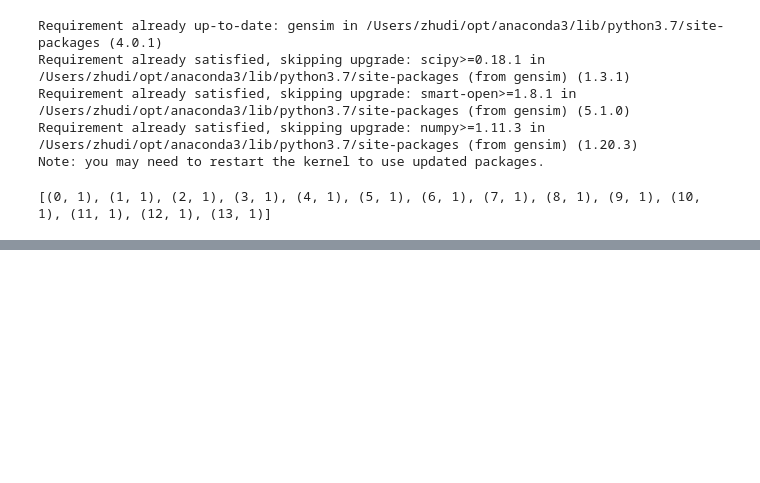
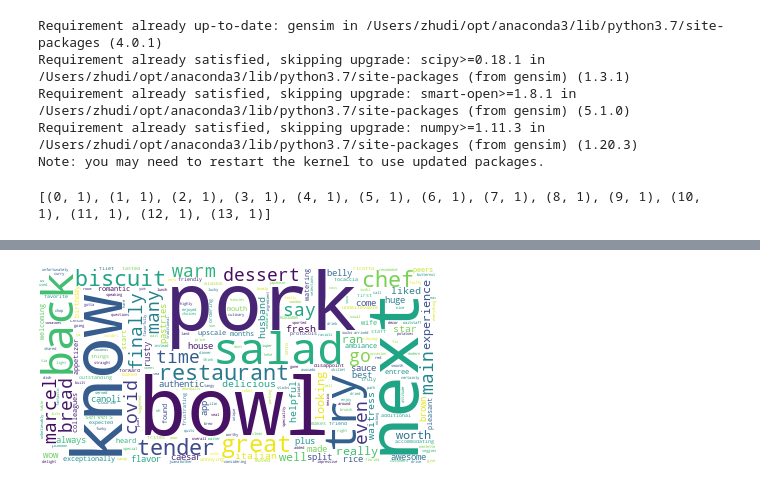
Before and after one commit to hanweny/YelpRecSYS, a Jupyter notebook: proportion.ipynb, the cells around one changed output, grey strips where cells are left out. Drawn from its saved outputs; the diff is of its cells as text; code cells hidden in the pictures; blank space fills up the shorter version.

```diff
--- a/proportion.ipynb
+++ b/proportion.ipynb
@@ -136,0 +177,3 @@ document_topic.head()
+# %%
+maxValueIndexObj = document_topic.idxmax(axis=1)
+maxValueIndexObj
@@ -136,0 +195,18 @@ document_topic.head()
+# %%
+comment_3 = comment2[maxValueIndexObj==3]
+data3 = comment_3.text_processed.values.tolist()
+data_words3 = list(sent_to_words(data3))
+# remove stop words
+data_words3 = remove_stopwords(data_words3)
+import numpy as np
+a = list(np.concatenate(data_words3).flat)
+
+long_string = ','.join(a)
+# Create a WordCloud object
+wordcloud = WordCloud(background_color="white", max_words=5000, contour_width=3, contour_color='steelblue')
+# Generate a word cloud
+wordcloud.generate(long_string)
+# Visualize the word cloud
+wordcloud.to_image()
+# %% [output]
+[figure, added]
```
Also changed, not shown: parts of 12 cells of this notebook.
